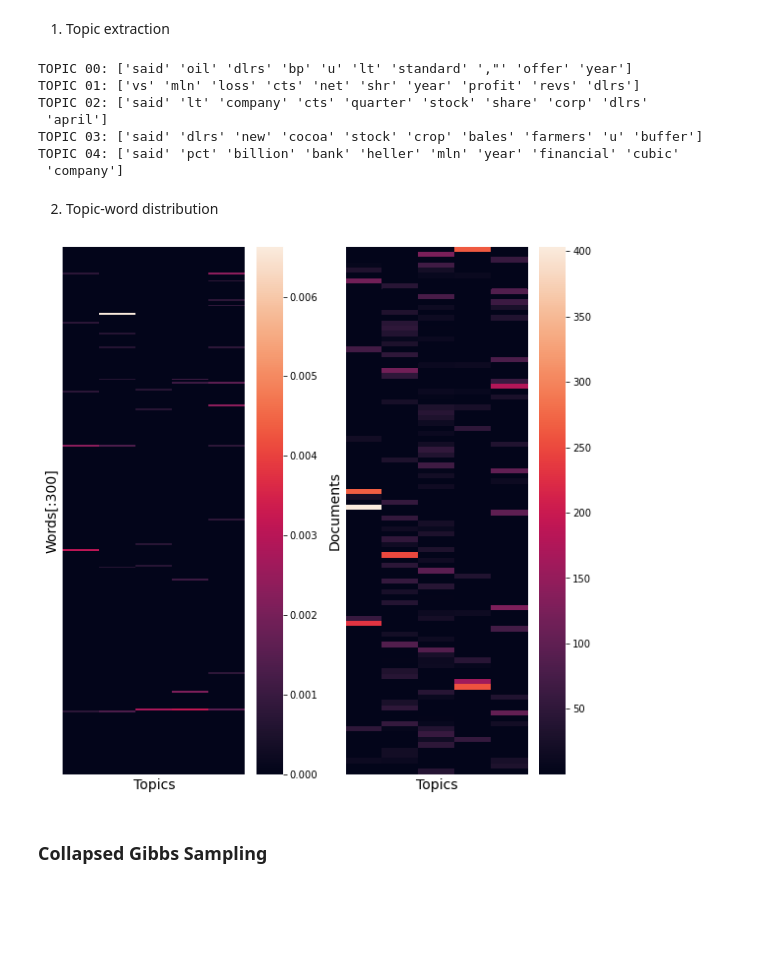
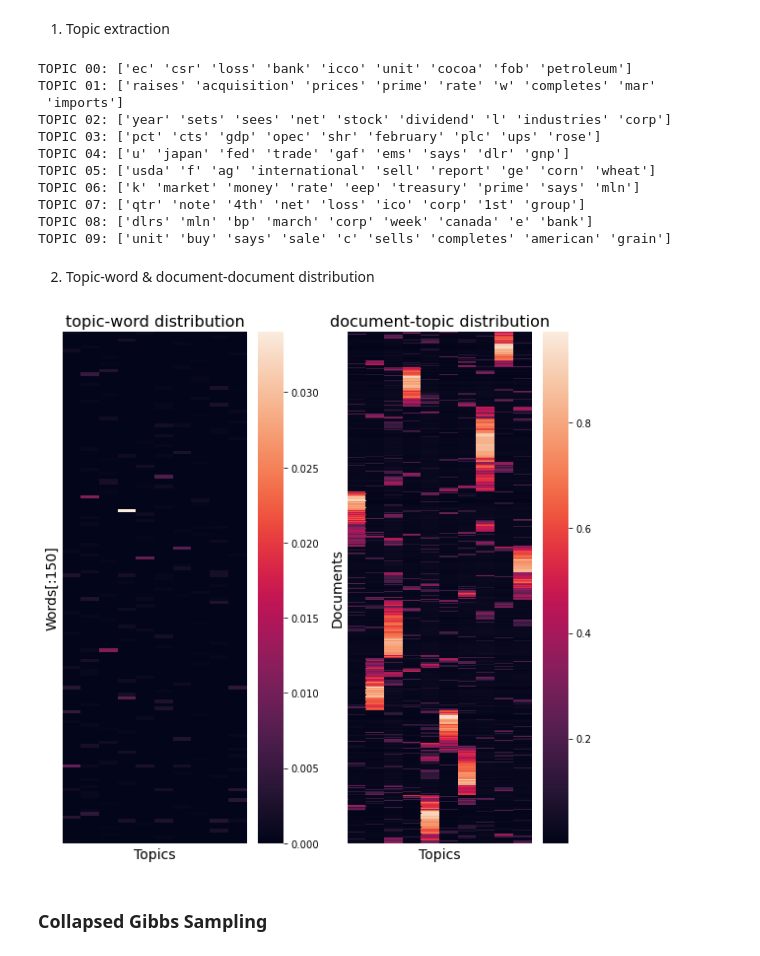
Before and after one commit to naturale0/NLP-Do-It-Yourself, a Jupyter notebook: NLP_with_PyTorch/3_document-embedding/3-1. latent dirichlet allocation.ipynb, the cells around one changed output. Cells and saved outputs as stored; diff of their text form; code cells hidden in the pictures; blank space fills up the shorter version.

```diff
--- a/NLP_with_PyTorch/3_document-embedding/3-1. latent dirichlet allocation.ipynb
+++ b/NLP_with_PyTorch/3_document-embedding/3-1. latent dirichlet allocation.ipynb
@@ -331,2 +340,0 @@ Only on 100 documents
-# %%
-docs = data["train"][:100]
@@ -333 +343,12 @@ docs = data["train"][:100]
+# %%
+import os
+# for beutiful plot later, reorder training set
+# (don't need to do this)
+
+if "lda_trainset.idx" in os.listdir():
+    with open("lda_trainset.idx") as r:
+        idx = eval(r.read())
+    docs = np.array(data["train"])[idx].tolist()
+else:
+    docs = data["train"]
 # %%
@@ -345,7 +366,7 @@ M: 100
 %%time
 
 N_EPOCH = 1000
-TOL = .1
+TOL = 0.1
 
 verbose = True
 lb = -np.inf
@@ -417,14 +434,18 @@ def n_most_important(beta_i, n=30):
     return np.array(vocab)[max_values]
 # %%
 for i in range(k):
-    print(f"TOPIC {i:02}: {n_most_important(beta[i], 10)}")
+    print(f"TOPIC {i:02}: {n_most_important(beta[i], 9)}")
 # %% [output]
-TOPIC 00: ['said' 'oil' 'dlrs' 'bp' 'u' 'lt' 'standard' ',"' 'offer' 'year']
-TOPIC 01: ['vs' 'mln' 'loss' 'cts' 'net' 'shr' 'year' 'profit' 'revs' 'dlrs']
-TOPIC 02: ['said' 'lt' 'company' 'cts' 'quarter' 'stock' 'share' 'corp' 'dlrs'
- 'april']
-TOPIC 03: ['said' 'dlrs' 'new' 'cocoa' 'stock' 'crop' 'bales' 'farmers' 'u' 'buffer']
-TOPIC 04: ['said' 'pct' 'billion' 'bank' 'heller' 'mln' 'year' 'financial' 'cubic'
- 'company']
+TOPIC 00: ['ec' 'csr' 'loss' 'bank' 'icco' 'unit' 'cocoa' 'fob' 'petroleum']
+TOPIC 01: ['raises' 'acquisition' 'prices' 'prime' 'rate' 'w' 'completes' 'mar'
+ 'imports']
+TOPIC 02: ['year' 'sets' 'sees' 'net' 'stock' 'dividend' 'l' 'industries' 'corp']
+TOPIC 03: ['pct' 'cts' 'gdp' 'opec' 'shr' 'february' 'plc' 'ups' 'rose']
+TOPIC 04: ['u' 'japan' 'fed' 'trade' 'gaf' 'ems' 'says' 'dlr' 'gnp']
+TOPIC 05: ['usda' 'f' 'ag' 'international' 'sell' 'report' 'ge' 'corn' 'wheat']
+TOPIC 06: ['k' 'market' 'money' 'rate' 'eep' 'treasury' 'prime' 'says' 'mln']
+TOPIC 07: ['qtr' 'note' '4th' 'net' 'loss' 'ico' 'corp' '1st' 'group']
+TOPIC 08: ['dlrs' 'mln' 'bp' 'march' 'corp' 'week' 'canada' 'e' 'bank']
+TOPIC 09: ['unit' 'buy' 'says' 'sale' 'c' 'sells' 'completes' 'american' 'grain']
 # %% [markdown]
-2. Topic-word distribution
+2. Topic-word & document-document distribution
@@ -433,18 +452,25 @@ TOPIC 04: ['said' 'pct' 'billion' 'bank' 'heller' 'mln' 'year' 'financial' 'cubi
+# %%
+n_sample = 10000
+theta_hat = np.array([np.random.dirichlet(gamma[d], n_sample).mean(0) for d in range(M)])
+theta_hat /= theta_hat.sum(1).reshape(-1, 1)
 # %%
 plt.figure(figsize=(8,8))
 plt.subplot(121)
-sns.heatmap(beta.T[:300], xticklabels=[], yticklabels=[])
+n_plot_words = 150
+sns.heatmap(beta.T[:n_plot_words], xticklabels=[], yticklabels=[])
 plt.xlabel("Topics", fontsize=14)
-plt.ylabel("Words[:300]", fontsize=14)
+plt.ylabel(f"Words[:{n_plot_words}]", fontsize=14)
+plt.title("topic-word distribution", fontsize=16)
 
 plt.subplot(122)
-sns.heatmap(gamma, xticklabels=[], yticklabels=[])
+sns.heatmap(theta_hat, xticklabels=[], yticklabels=[])
 plt.xlabel("Topics", fontsize=14)
 plt.ylabel("Documents", fontsize=14)
+plt.title("document-topic distribution", fontsize=16)
 
 plt.tight_layout();
 # %% [output]
-[figure, old version]
+[figure, new version]
 # %% [markdown]
 ### Collapsed Gibbs Sampling
 # %% [markdown]
```
Also changed, not shown: parts of 17 cells of this notebook, 1 other file.
